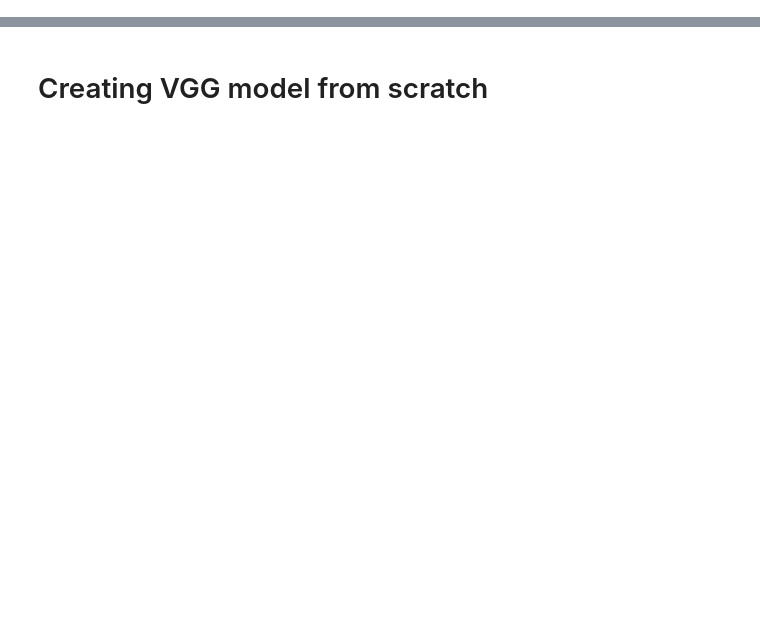
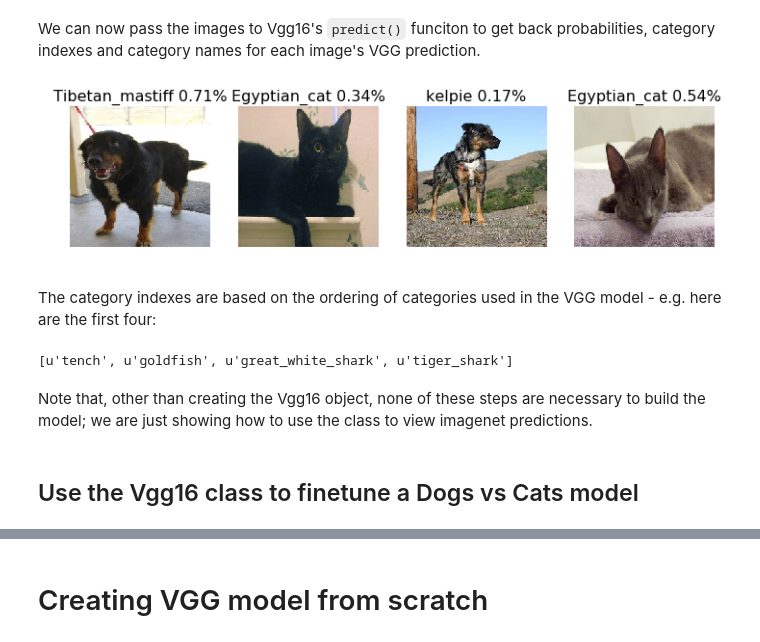
Before and after one commit to riven314/fast_ai, a Jupyter notebook: lesson_1.ipynb, the cells around one changed output, grey strips where cells are left out. Saved outputs shown, nothing was run; the diff lists cells and outputs as text; code cells hidden in the pictures; blank space fills up the shorter version.

Commit message:
Went through lesson1 one more time, this time rewriting some parts to my style, also start gathering notes in one place

```diff
--- a/lesson_1.ipynb
+++ b/lesson_1.ipynb
@@ -23,0 +136,18 @@ from vgg16 import Vgg16
+# %% [markdown]
+We can now pass the images to Vgg16's `predict()` funciton to get back probabilities, category indexes and category names for each image's VGG prediction.
+# %%
+probabilities, category_indxs, categories = vgg.predict(imgs, True)
+predicted_labels = ['{} {:.2f}%'.format(label, probabilities[index]) for index, label in enumerate(categories)]
+plots(imgs[:4], titles=predicted_labels[:4])
+# %% [output]
+[figure, added]
+# %% [markdown]
+The category indexes are based on the ordering of categories used in the VGG model - e.g. here are the first four:
+# %%
+vgg.classes[:4]
+# %% [output]
+[u'tench', u'goldfish', u'great_white_shark', u'tiger_shark']
+# %% [markdown]
+Note that, other than creating the Vgg16 object, none of these steps are necessary to build the model; we are just showing how to use the class to view imagenet predictions.
+# %% [markdown]
+## Use the Vgg16 class to finetune a Dogs vs Cats model
```
Also changed, not shown: parts of 56 cells of this notebook, 1 other file.
